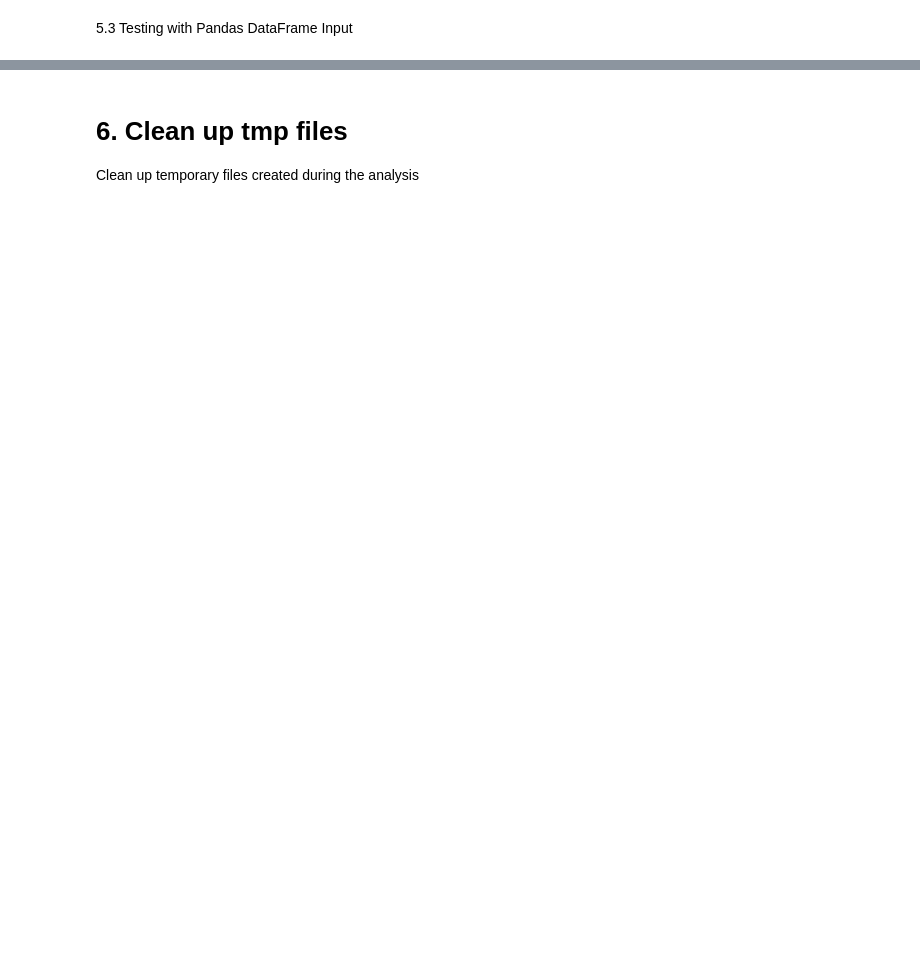
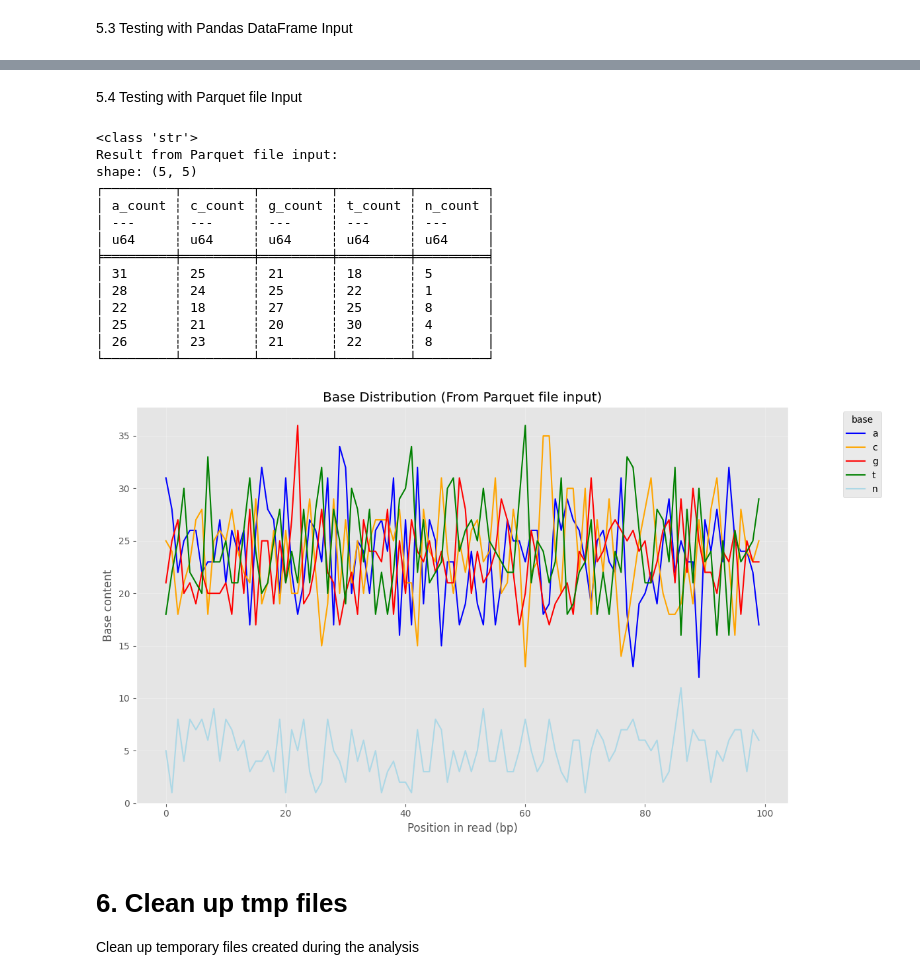
Before and after one commit to nitrazek/Polars-Bio, a Jupyter notebook: notebooks/base_content_analysis.ipynb, the cells around one changed output, grey strips where cells are left out. Drawn from its saved outputs; the diff is of its cells as text; code cells hidden in the pictures; blank space fills up the shorter version.

```diff
--- a/notebooks/base_content_analysis.ipynb
+++ b/notebooks/base_content_analysis.ipynb
@@ -150,3 +231,34 @@ plot_base_content(
+# %% [markdown]
+5.4 Testing with Parquet file Input
+# %%
+parquet_file_path = "tmp.parquet"
+df_sequences.write_parquet(parquet_file_path)
+
+result_parquet = base_sequence_content(parquet_file_path)
+print("Result from Parquet file input:")
+print(result_parquet.head())
+
+plot_base_content(
+    result_parquet,
+    figsize=(12, 7),
+    title="Base Distribution (From Parquet file input)"
+)
+# %% [output]
+<class 'str'>
+Result from Parquet file input:
+shape: (5, 5)
+┌─────────┬─────────┬─────────┬─────────┬─────────┐
+│ a_count ┆ c_count ┆ g_count ┆ t_count ┆ n_count │
+│ ---     ┆ ---     ┆ ---     ┆ ---     ┆ ---     │
+│ u64     ┆ u64     ┆ u64     ┆ u64     ┆ u64     │
+╞═════════╪═════════╪═════════╪═════════╪═════════╡
+│ 31      ┆ 25      ┆ 21      ┆ 18      ┆ 5       │
+│ 28      ┆ 24      ┆ 25      ┆ 22      ┆ 1       │
+│ 22      ┆ 18      ┆ 27      ┆ 25      ┆ 8       │
+│ 25      ┆ 21      ┆ 20      ┆ 30      ┆ 4       │
+│ 26      ┆ 23      ┆ 21      ┆ 22      ┆ 8       │
+└─────────┴─────────┴─────────┴─────────┴─────────┘
+[figure, added]
 # %% [markdown]
 # 6. Clean up tmp files
 
```
Also changed, not shown: parts of 8 cells of this notebook, 4 other files.
